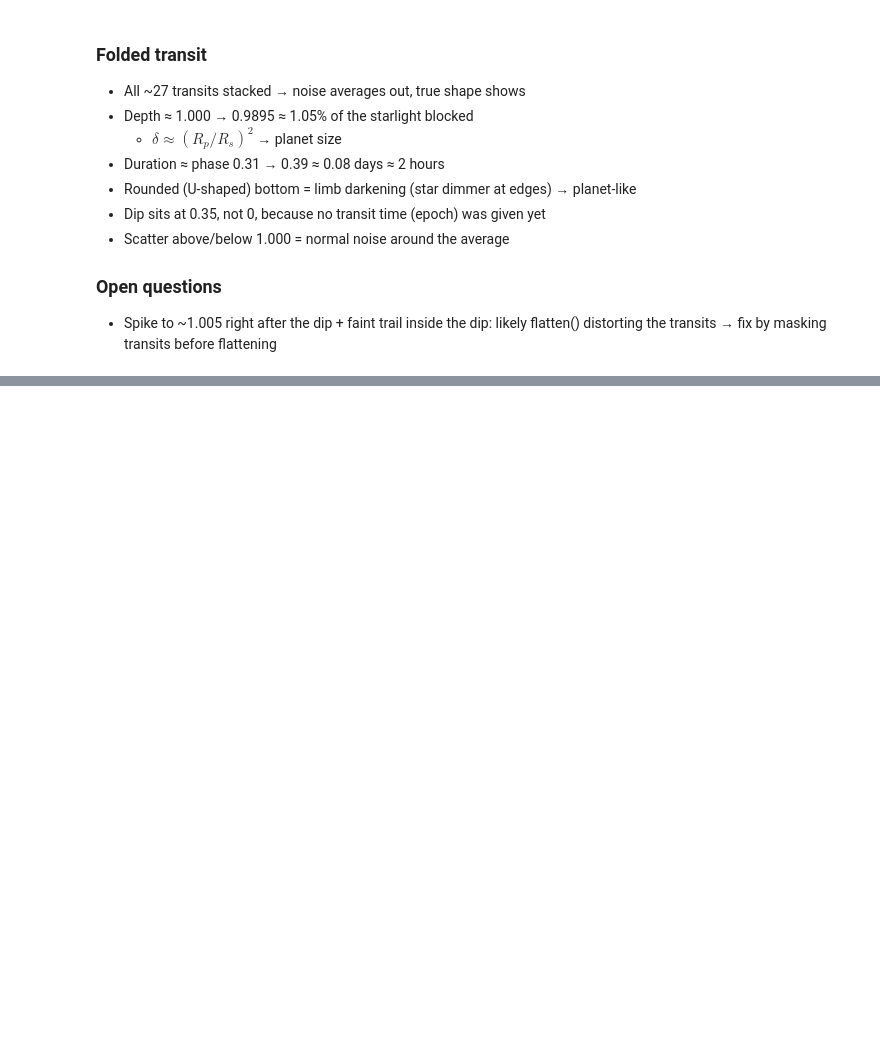
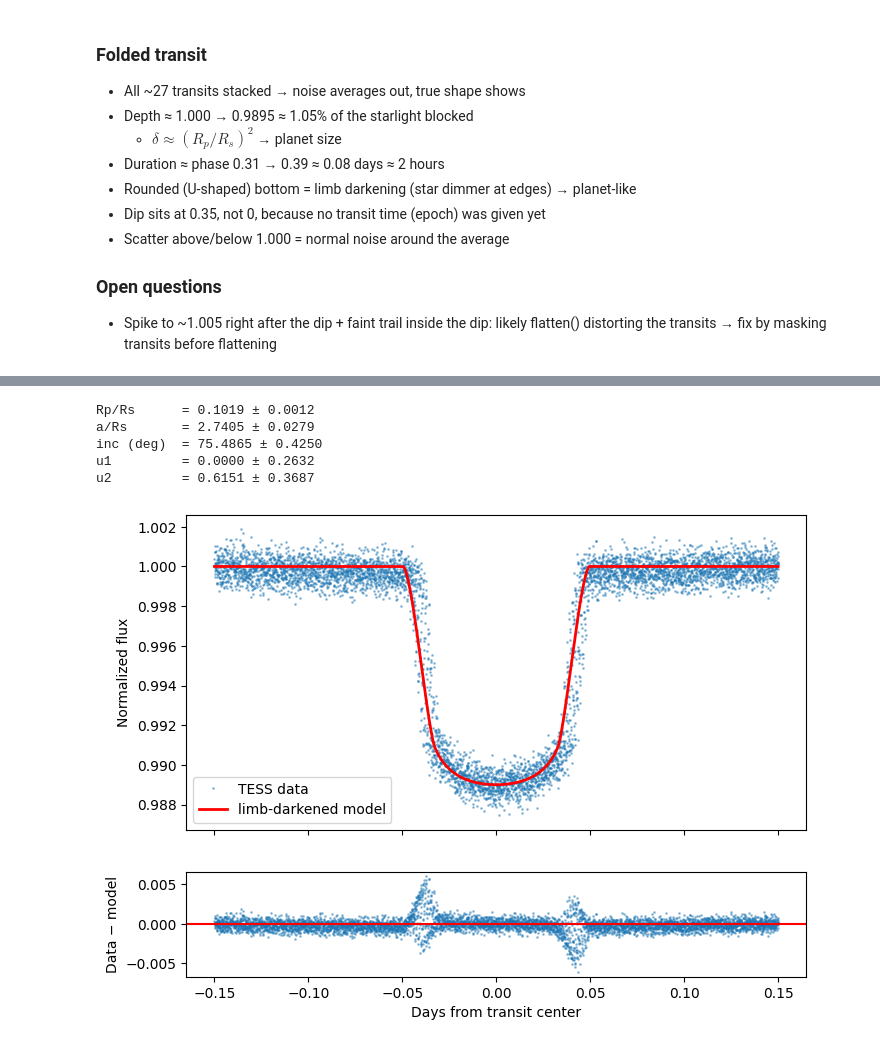
Before and after one commit to JulienRequa/exoplanet-search, a Jupyter notebook: exoplanet_search.ipynb, the cells around one changed output, grey strips where cells are left out. Saved outputs shown, nothing was run; the diff lists cells and outputs as text; code cells hidden in the pictures; blank space fills up the shorter version.

```diff
--- a/exoplanet_search.ipynb
+++ b/exoplanet_search.ipynb
@@ -73,0 +199,11 @@ lc.flatten().fold(period=0.9414526).scatter()
+# %%
+!pip install batman-package -q
+import batman
+from scipy.optimize import curve_fit
+
+# Fold the cleaned data, then keep only points near the transit (faster fitting)
+folded = clean_lc2.fold(period=plain(period), epoch_time=t0)
+x = np.asarray(folded.time.value, dtype=float)    # days from transit center
+y = np.asarray(folded.flux.value, dtype=float)    # normalized brightness
+near = np.abs(x) < 0.15
+x, y = x[near], y[near]
@@ -73,0 +230,34 @@ lc.flatten().fold(period=0.9414526).scatter()
+# %%
+guess  = [0.10, 3.5, 85, 0.3, 0.2]                       # starting guesses
+bounds = ([0.05, 1.5, 70, 0.0, -0.5],                    # lowest allowed values
+          [0.20, 10.0, 90, 1.0,  1.0])                   # highest allowed values
+
+popt, pcov = curve_fit(transit_model, x, y, p0=guess, bounds=bounds)
+errs = np.sqrt(np.diag(pcov))                            # uncertainty on each value
+
+names = ["Rp/Rs", "a/Rs", "inc (deg)", "u1", "u2"]
+for name, val, err in zip(names, popt, errs):
+    print(f"{name:10s} = {val:.4f} ± {err:.4f}")
+# %% [output]
+Rp/Rs      = 0.1019 ± 0.0012
+a/Rs       = 2.7405 ± 0.0279
+inc (deg)  = 75.4865 ± 0.4250
+u1         = 0.0000 ± 0.2632
+u2         = 0.6151 ± 0.3687
+# %%
+import matplotlib.pyplot as plt
+
+order = np.argsort(x)
+model = transit_model(x[order], *popt)
+
+fig, (ax1, ax2) = plt.subplots(2, 1, figsize=(8, 6), sharex=True,
+                               gridspec_kw={"height_ratios": [3, 1]})
+ax1.plot(x, y, ".", ms=2, alpha=0.4, label="TESS data")
+ax1.plot(x[order], model, "r-", lw=2, label="limb-darkened model")
+ax1.set_ylabel("Normalized flux"); ax1.legend()
+ax2.plot(x[order], y[order] - model, ".", ms=2, alpha=0.4)
+ax2.axhline(0, color="r")
+ax2.set_xlabel("Days from transit center"); ax2.set_ylabel("Data − model")
+plt.show()
+# %% [output]
+[figure, added]
```
Also changed, not shown: parts of 21 cells of this notebook.
